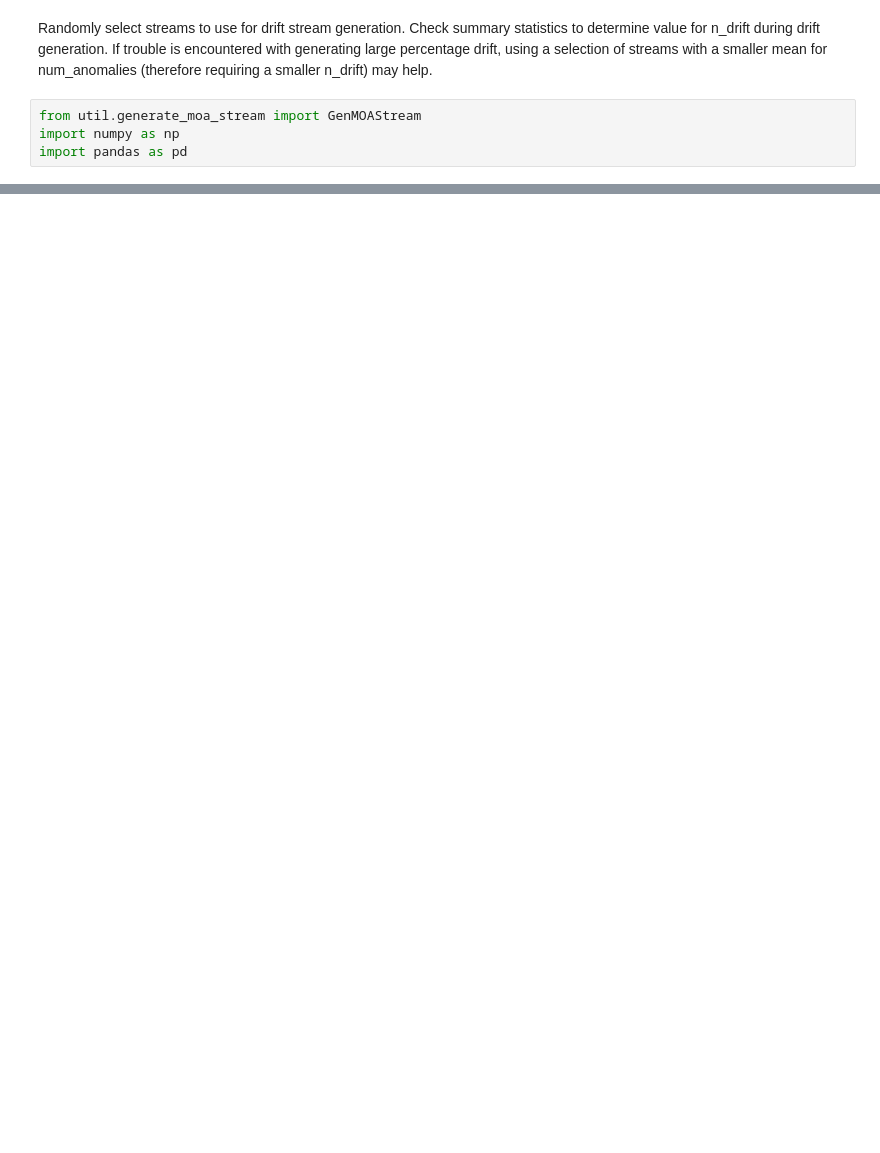
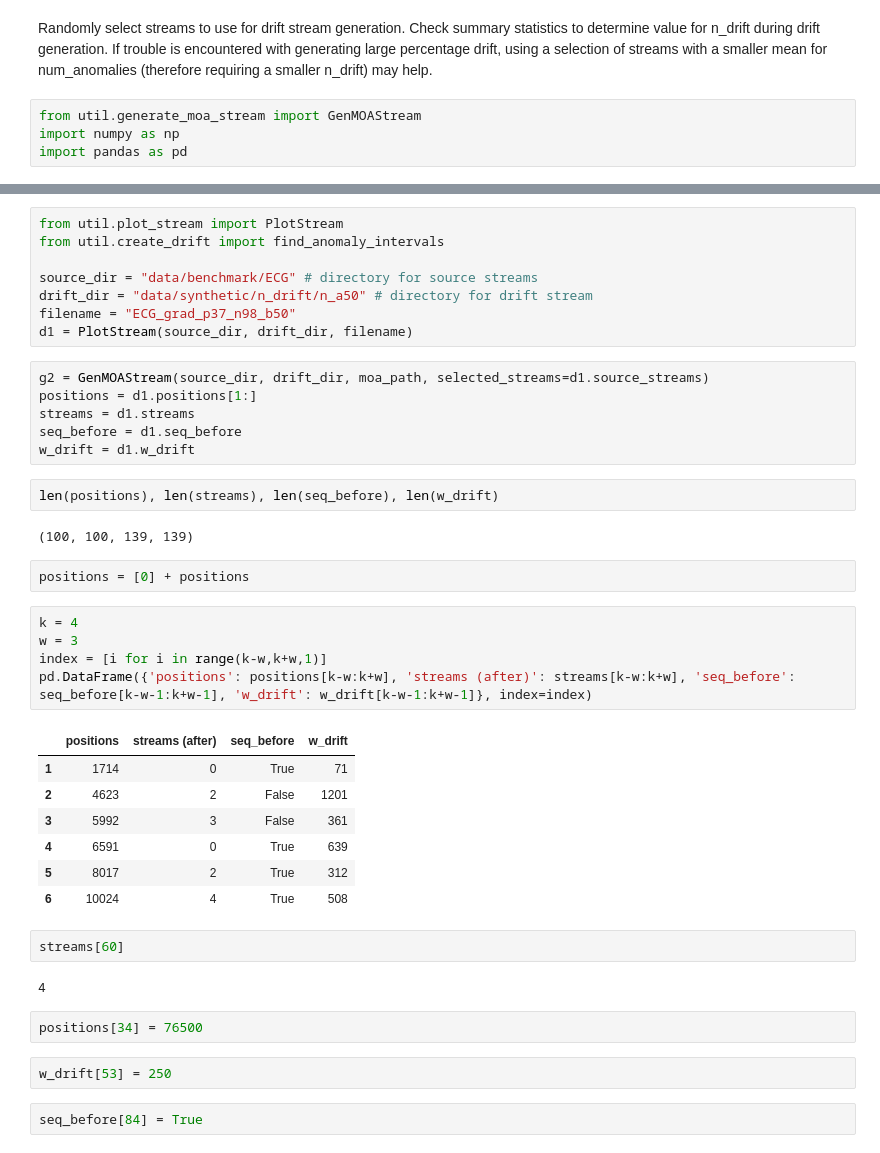
Before and after one commit to mac-dsl/AnomalyDriftDetection, a Jupyter notebook: moa_drift_generation.ipynb, the cells around one changed output, grey strips where cells are left out. Cells and saved outputs as stored; diff of their text form; blank space fills up the shorter version.

```diff
--- a/moa_drift_generation.ipynb
+++ b/moa_drift_generation.ipynb
@@ -87,0 +88,43 @@ Generating drift labels...      Done!
+# %%
+from util.plot_stream import PlotStream
+from util.create_drift import find_anomaly_intervals
+
+source_dir = "data/benchmark/ECG" # directory for source streams
+drift_dir = "data/synthetic/n_drift/n_a50" # directory for drift stream
+filename = "ECG_grad_p37_n98_b50"
+d1 = PlotStream(source_dir, drift_dir, filename)
+# %%
+g2 = GenMOAStream(source_dir, drift_dir, moa_path, selected_streams=d1.source_streams)
+positions = d1.positions[1:]
+streams = d1.streams
+seq_before = d1.seq_before
+w_drift = d1.w_drift
+# %%
+len(positions), len(streams), len(seq_before), len(w_drift)
+# %% [output]
+(100, 100, 139, 139)
+# %%
+positions = [0] + positions
+# %%
+k = 4
+w = 3
+index = [i for i in range(k-w,k+w,1)]
+pd.DataFrame({'positions': positions[k-w:k+w], 'streams (after)': streams[k-w:k+w], 'seq_before': seq_before[k-w-1:k+w-1], 'w_drift': w_drift[k-w-1:k+w-1]}, index=index)
+# %% [output]
+|  | positions | streams (after) | seq_before | w_drift |
+| 1 | 1714 | 0 | True | 71 |
+| 2 | 4623 | 2 | False | 1201 |
+| 3 | 5992 | 3 | False | 361 |
+| 4 | 6591 | 0 | True | 639 |
+| 5 | 8017 | 2 | True | 312 |
+| 6 | 10024 | 4 | True | 508 |
+# %%
+streams[60]
+# %% [output]
+4
+# %%
+positions[34] = 76500
+# %%
+w_drift[53] = 250
+# %%
+seq_before[84] = True
```
Also changed, not shown: parts of 11 cells of this notebook, 4 other files.
